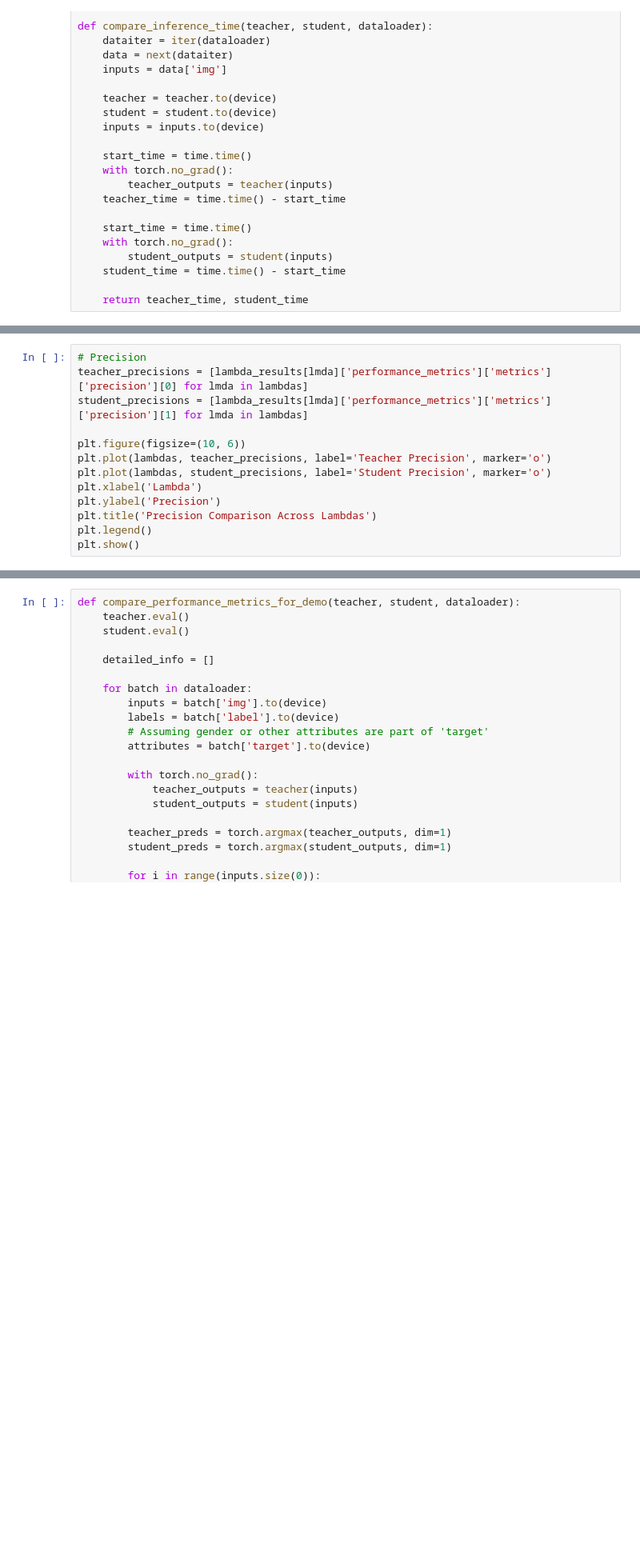
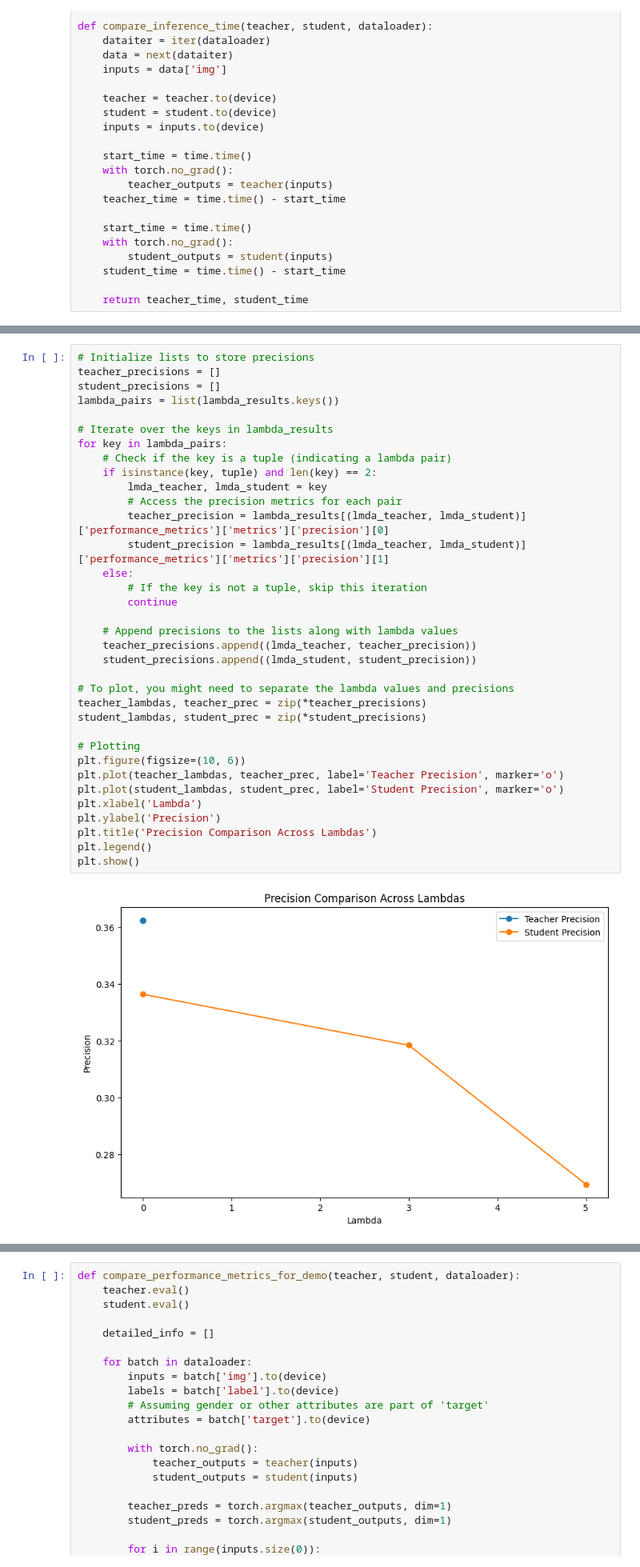
Before and after one commit to kdhutton/W210-Capstone, a Jupyter notebook: notebooks/adversarial_learning_wider_adam_landon_efficientnet_final-KH.ipynb, the cells around one changed output, grey strips where cells are left out. Shown at 80% size. Drawn from its saved outputs; the diff is of its cells as text; blank space fills up the shorter version.

```diff
--- a/notebooks/adversarial_learning_wider_adam_landon_efficientnet_final-KH.ipynb
+++ b/notebooks/adversarial_learning_wider_adam_landon_efficientnet_final-KH.ipynb
@@ -1181,14 +1294,38 @@ plt.show()
 # %%
-# Precision
-teacher_precisions = [lambda_results[lmda]['performance_metrics']['metrics']['precision'][0] for lmda in lambdas]
-student_precisions = [lambda_results[lmda]['performance_metrics']['metrics']['precision'][1] for lmda in lambdas]
+# Initialize lists to store precisions
+teacher_precisions = []
+student_precisions = []
+lambda_pairs = list(lambda_results.keys())
 
+# Iterate over the keys in lambda_results
+for key in lambda_pairs:
+    # Check if the key is a tuple (indicating a lambda pair)
+    if isinstance(key, tuple) and len(key) == 2:
+        lmda_teacher, lmda_student = key
+        # Access the precision metrics for each pair
+        teacher_precision = lambda_results[(lmda_teacher, lmda_student)]['performance_metrics']['metrics']['precision'][0]
+        student_precision = lambda_results[(lmda_teacher, lmda_student)]['performance_metrics']['metrics']['precision'][1]
+    else:
+        # If the key is not a tuple, skip this iteration
+        continue
+
+    # Append precisions to the lists along with lambda values
+    teacher_precisions.append((lmda_teacher, teacher_precision))
+    student_precisions.append((lmda_student, student_precision))
+
+# To plot, you might need to separate the lambda values and precisions
+teacher_lambdas, teacher_prec = zip(*teacher_precisions)
+student_lambdas, student_prec = zip(*student_precisions)
+
+# Plotting
 plt.figure(figsize=(10, 6))
-plt.plot(lambdas, teacher_precisions, label='Teacher Precision', marker='o')
-plt.plot(lambdas, student_precisions, label='Student Precision', marker='o')
+plt.plot(teacher_lambdas, teacher_prec, label='Teacher Precision', marker='o')
+plt.plot(student_lambdas, student_prec, label='Student Precision', marker='o')
 plt.xlabel('Lambda')
 plt.ylabel('Precision')
 plt.title('Precision Comparison Across Lambdas')
 plt.legend()
 plt.show()
+# %% [output]
+[figure, added]
 # %%
```
Also changed, not shown: parts of 20 cells of this notebook.
